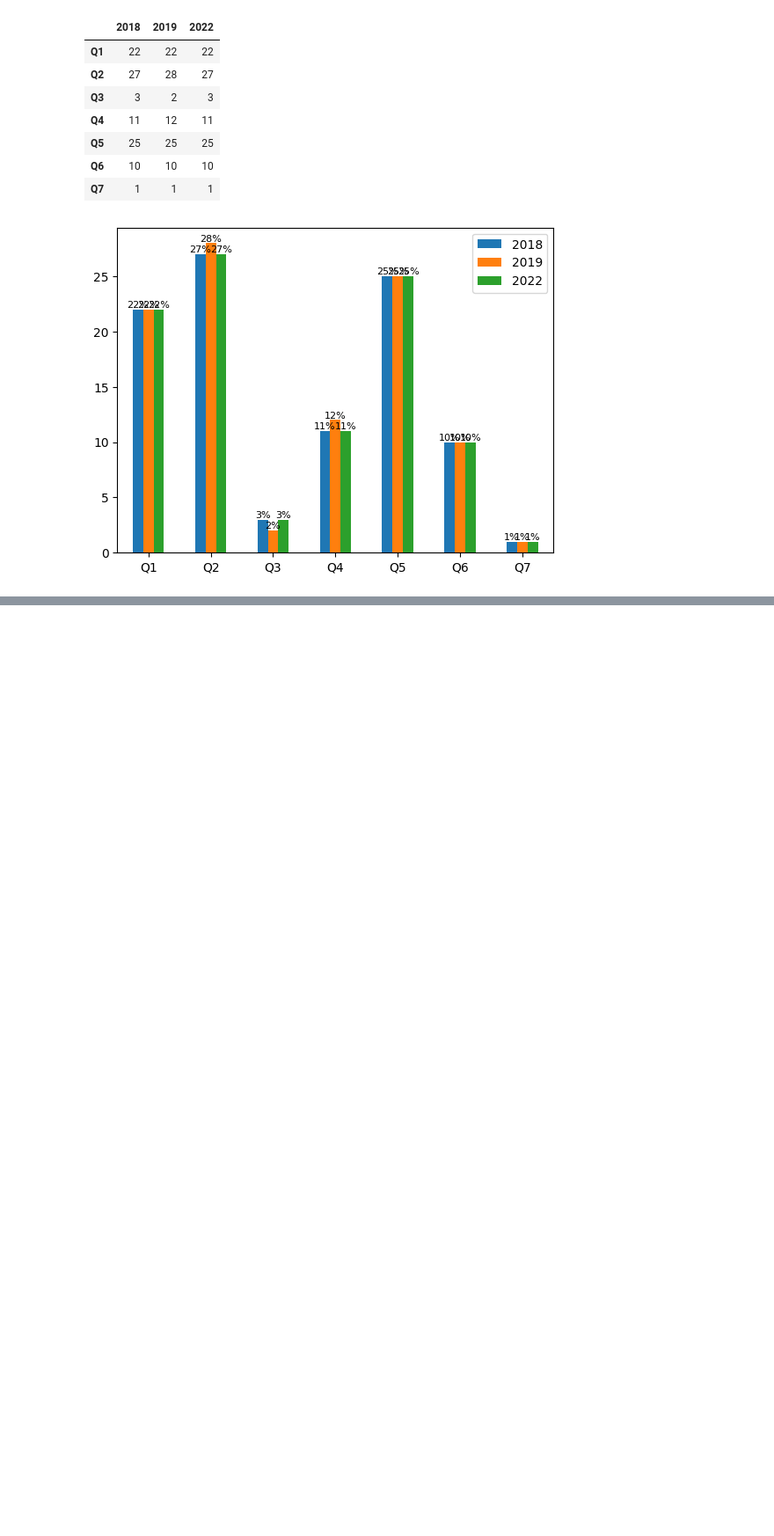
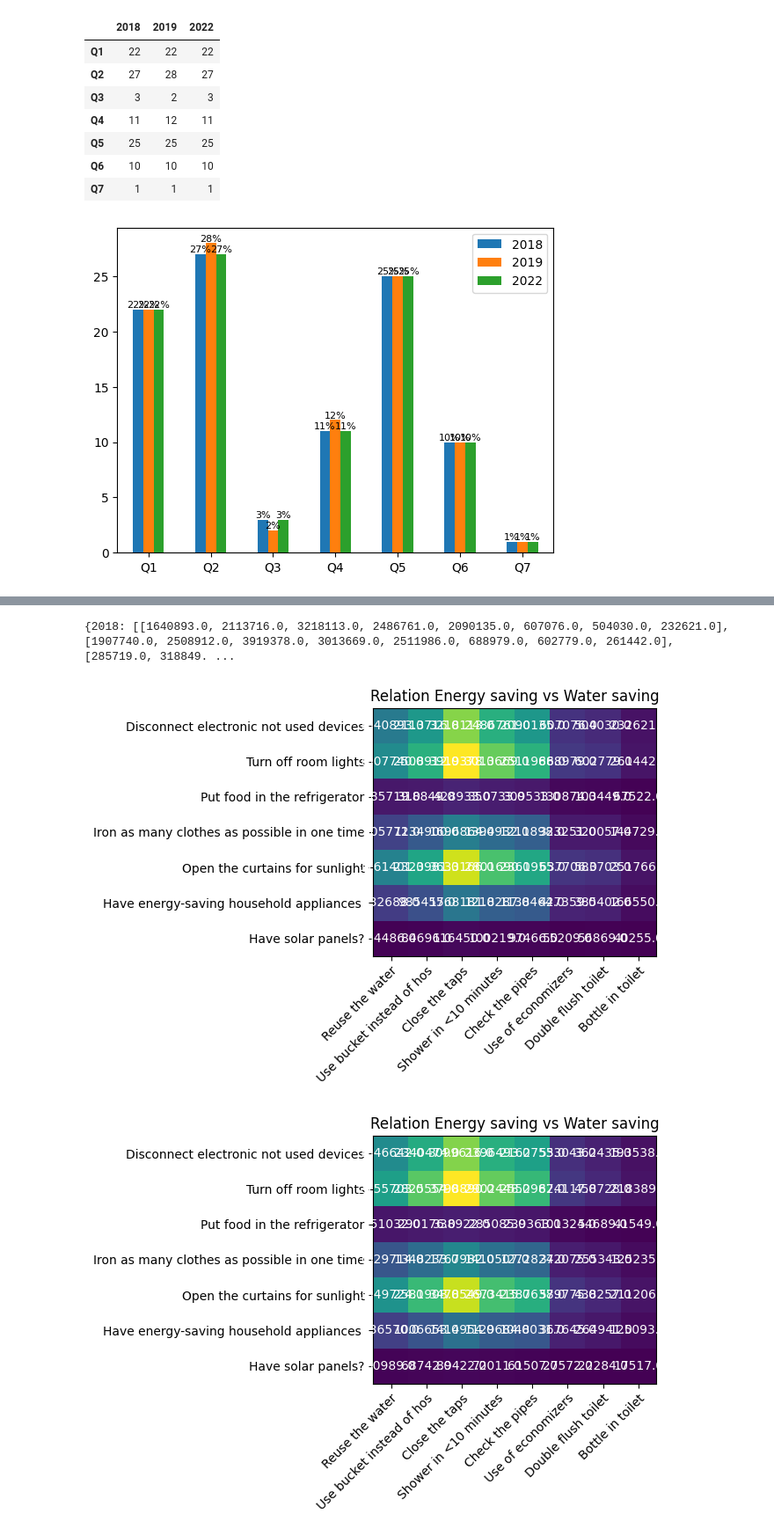
Before and after one commit to pedroaal/ambiental, a Jupyter notebook: main.ipynb, the cells around one changed output, grey strips where cells are left out. Shown at 88% size. Drawn from its saved outputs; the diff is of its cells as text; code cells hidden in the pictures; blank space fills up the shorter version.

```diff
--- a/main.ipynb
+++ b/main.ipynb
@@ -633,0 +723,40 @@ fig.show()
+# %%
+res = {
+  2018: [],
+  2019: [],
+  2022: [],
+}
+
+for year in years:
+  db = dbs[year]
+  for col in energy_cols:
+    tmp = []
+    for row in water_cols:
+      db1 = db.loc[(db[col] == '1') & (db[row] == '1')]
+      tmp.append(db1['fexp4'].sum().round(0))
+    res[year].append(tmp)
+
+print(res)
+
+for year in years:
+  data = np.array(res[year])
+
+  fig, ax = plt.subplots()
+  im = ax.imshow(data)
+
+  ax.set_xticks(np.arange(len(water_labels)), labels=water_labels)
+  ax.set_yticks(np.arange(len(energy_labels)), labels=energy_labels)
+
+  plt.setp(ax.get_xticklabels(), rotation=45, ha="right", rotation_mode="anchor")
+
+  for i in range(len(energy_labels)):
+    for j in range(len(water_labels)):
+      text = ax.text(j, i, data[i, j], ha="center", va="center", color="w")
+
+  ax.set_title("Relation Energy saving vs Water saving")
+  fig.tight_layout()
+  plt.show()
+# %% [output]
+{2018: [[1640893.0, 2113716.0, 3218113.0, 2486761.0, 2090135.0, 607076.0, 504030.0, 232621.0], [1907740.0, 2508912.0, 3919378.0, 3013669.0, 2511986.0, 688979.0, 602779.0, 261442.0], [285719.0, 318849. ...
+[figure, added]
+[figure, added]
```
Also changed, not shown: parts of 15 cells of this notebook.
